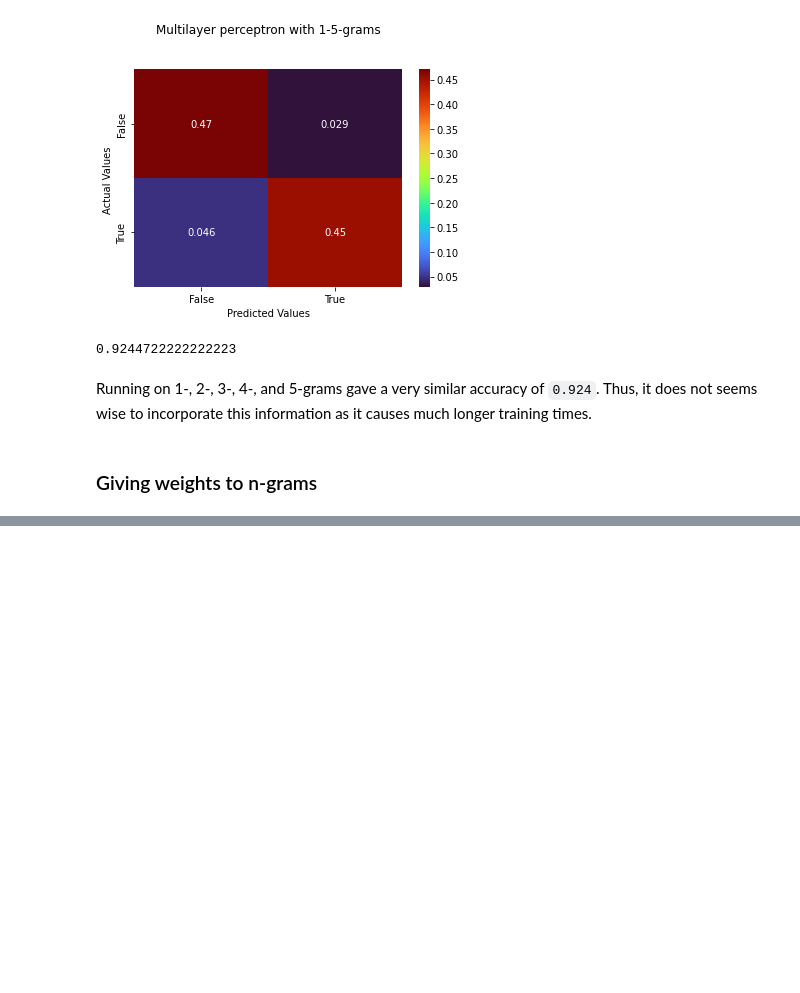
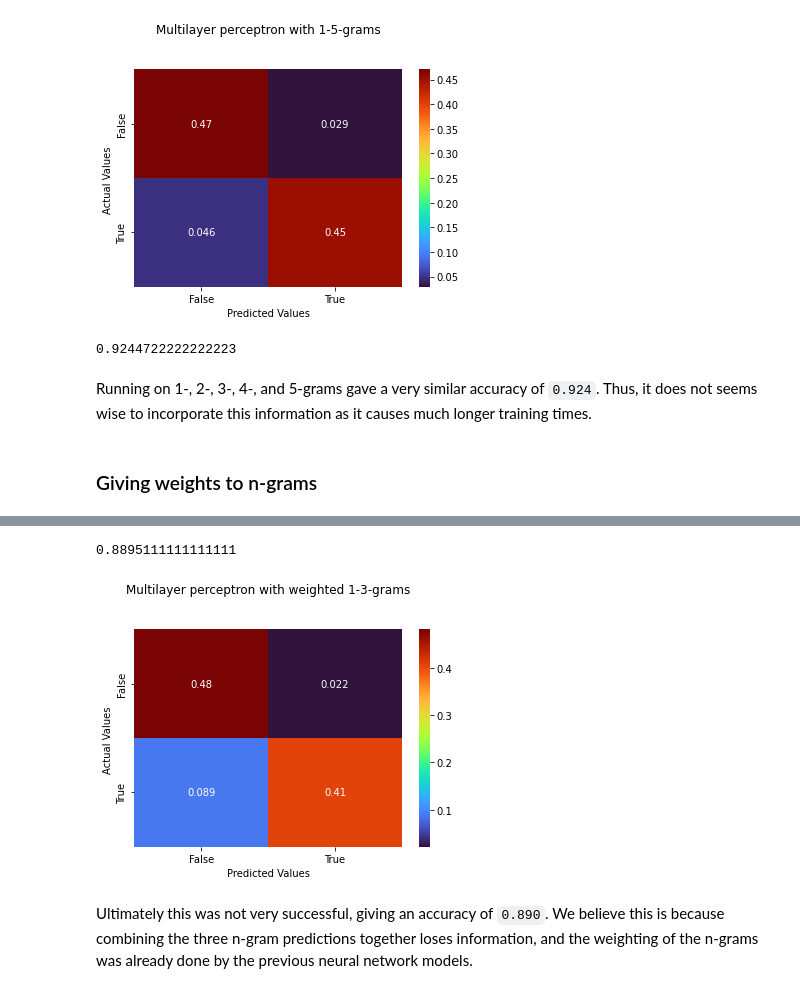
Before and after one commit to maxchristman/comp-562-final-project, a Jupyter notebook: COMP 562 Final Project.ipynb, the cells around one changed output, grey strips where cells are left out. Saved outputs shown, nothing was run; the diff lists cells and outputs as text; code cells hidden in the pictures; blank space fills up the shorter version.

```diff
--- a/COMP 562 Final Project.ipynb
+++ b/COMP 562 Final Project.ipynb
@@ -616,0 +676,5 @@ class nGramMLPClassifier():
+# %%
+combo_text_train, combo_text_test, combo_humor_train, combo_humor_test = train_test_split(text_test, humor_test, train_size=.75)
+# %%
+def get_combo_cm(preds):
+    return confusion_matrix(combo_humor_test, preds, labels=[False, True], normalize='all')
@@ -616,0 +721,11 @@ class nGramMLPClassifier():
+# %%
+combo_humor_preds = combination_model(combo_text_test)
+test_accuracy = accuracy_score(combo_humor_test, combo_humor_preds)
+print(test_accuracy)
+combo_humor_cm = get_combo_cm(combo_humor_preds)
+plot_confusion_matrix(combo_humor_cm, "Multilayer perceptron with weighted 1-3-grams")
+# %% [output]
+0.8895111111111111
+[figure, added]
+# %% [markdown]
+Ultimately this was not very successful, giving an accuracy of `0.890`. We believe this is because combining the three n-gram predictions together loses information, and the weighting of the n-grams was already done by the previous neural network models.
```
Also changed, not shown: parts of 25 cells of this notebook.
